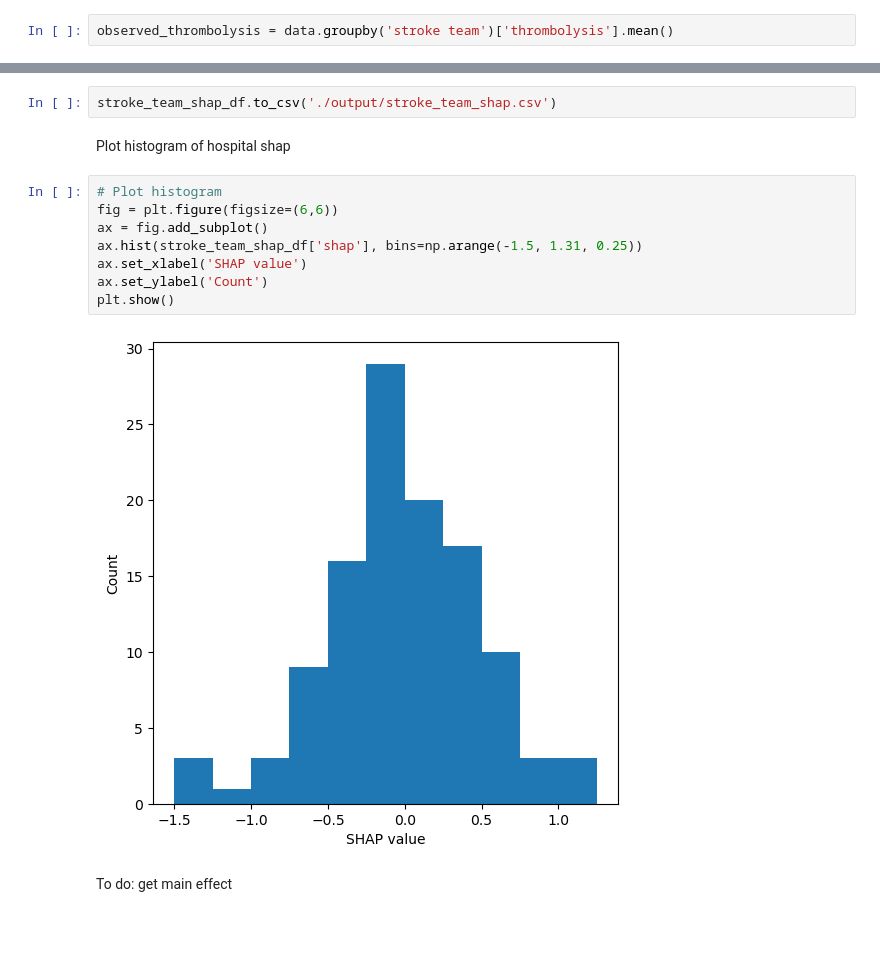
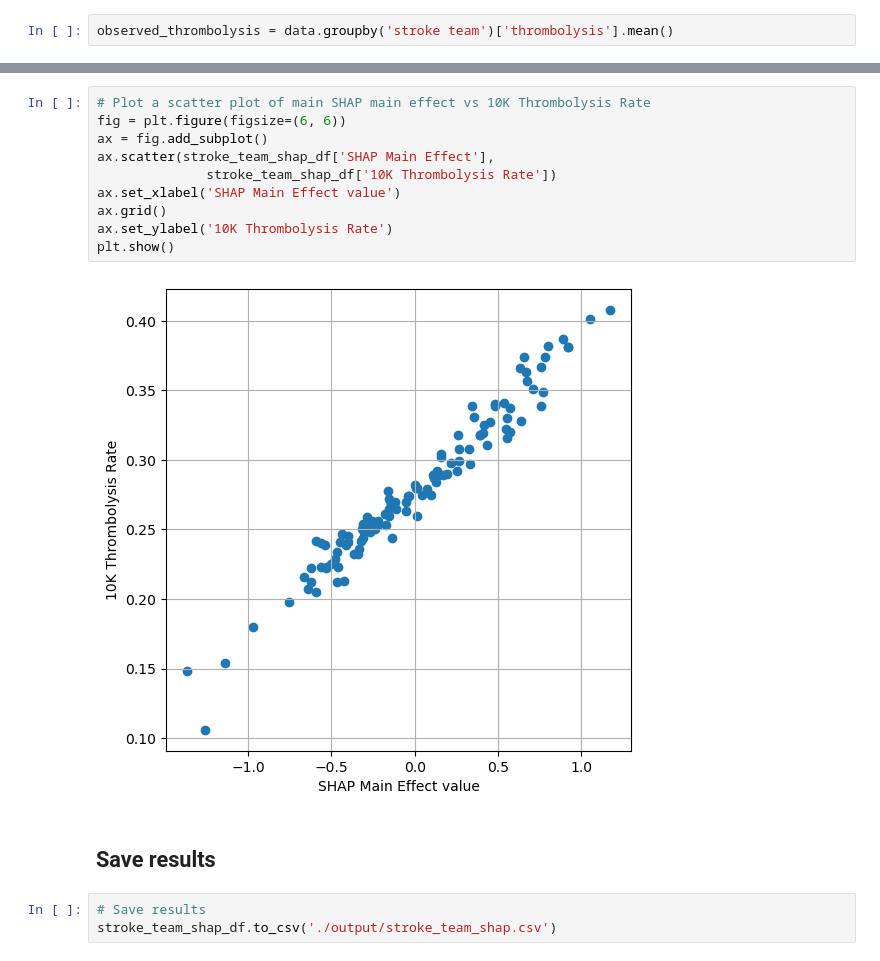
Before and after one commit to samuel-book/ssnap_production_code, a Jupyter notebook: notebooks/20_basic_shap.ipynb, the cells around one changed output, grey strips where cells are left out. Cells and saved outputs as stored; diff of their text form; blank space fills up the shorter version.

```diff
--- a/notebooks/20_basic_shap.ipynb
+++ b/notebooks/20_basic_shap.ipynb
@@ -142,16 +307,17 @@ Save results.
+# %%
+# Plot a scatter plot of main SHAP main effect vs 10K Thrombolysis Rate
+fig = plt.figure(figsize=(6, 6))
+ax = fig.add_subplot()
+ax.scatter(stroke_team_shap_df['SHAP Main Effect'],
+              stroke_team_shap_df['10K Thrombolysis Rate'])
+ax.set_xlabel('SHAP Main Effect value')
+ax.grid()
+ax.set_ylabel('10K Thrombolysis Rate')
+plt.show()
+# %% [output]
+[figure, added]
+# %% [markdown]
+## Save results
 # %%
+# Save results
 stroke_team_shap_df.to_csv('./output/stroke_team_shap.csv')
-# %% [markdown]
-Plot histogram of hospital shap
-# %%
-# Plot histogram
-fig = plt.figure(figsize=(6,6))
-ax = fig.add_subplot()
-ax.hist(stroke_team_shap_df['shap'], bins=np.arange(-1.5, 1.31, 0.25))
-ax.set_xlabel('SHAP value')
-ax.set_ylabel('Count')
-plt.show()
-# %% [output]
-[figure, removed]
-# %% [markdown]
-To do: get main effect
```
Also changed, not shown: parts of 25 cells of this notebook, 2 other files.
